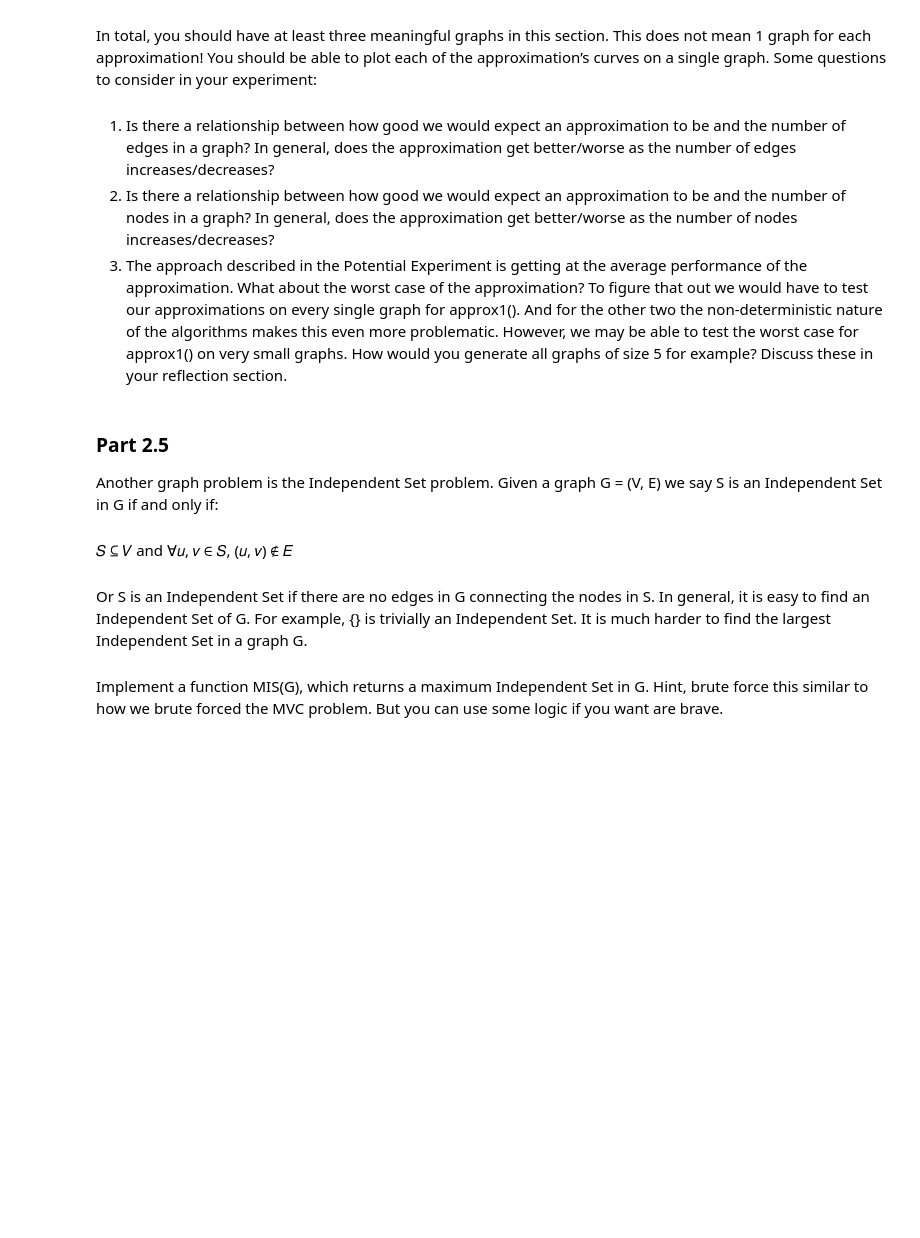
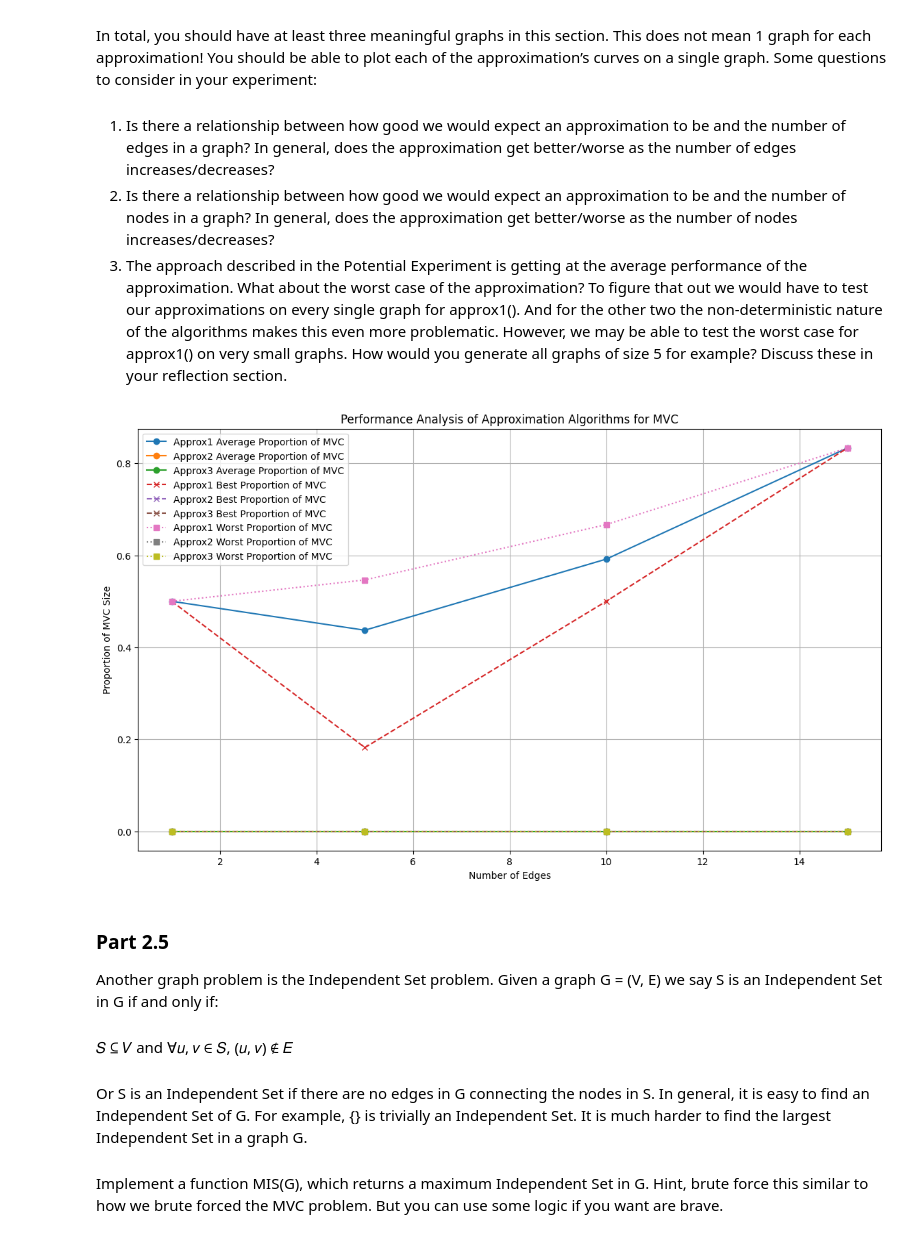
Before and after one commit to scythemenace/CS2XC3_algorithms_research, a Jupyter notebook: Lab 3/Lab_III.ipynb, the cells around one changed output. Drawn from its saved outputs; the diff is of its cells as text; code cells hidden in the pictures; blank space fills up the shorter version.

```diff
--- a/Lab 3/Lab_III.ipynb
+++ b/Lab 3/Lab_III.ipynb
@@ -88,6 +88,13 @@ class GraphIII:
     # Check if an edge exists between two vertices
     def has_edge(self, src, dst):
         return dst in self.graph.get(src, [])
+    def remove_vertex(self, vertex):
+        # Remove the vertex from the graph
+        if vertex in self.graph:
+            # Remove all edges incident to this vertex
+            for neighbor in self.graph[vertex]:
+                self.graph[neighbor].remove(vertex)
+            del self.graph[vertex]  # Remove the vertex itself
 # %%
 def depth_first_search(G,node,end_point=None):
     stack = [node]
@@ -348,12 +335,3 @@ def Approx2(graph):
         C.add(v)
     #step
     return C
-# %%
-# Use the same graph as before
-graph = GraphIII(edges)
-
-# Apply the Approx2 algorithm
-vertex_cover_approx2 = Approx2(graph)
-
-# Print the resulting vertex cover
-print("Approximate Vertex Cover found by Approx2:", vertex_cover_approx2)
@@ -424,6 +400,81 @@ Some questions to consider in your experiment:
 2. Is there a relationship between how good we would expect an approximation to be and the number of nodes in a graph? In general, does the approximation get better/worse as the number of nodes increases/decreases?
 3. The approach described in the Potential Experiment is getting at the average performance of the approximation. What about the worst case of the approximation? To figure that out we would have to test our approximations on every single graph for approx1(). And for the other two the non-deterministic nature of the algorithms makes this even more problematic. However, we may be able to test the worst case for approx1() on very small graphs. How would you generate all graphs of size 5 for example?
 Discuss these in your reflection section.
+# %%
+import matplotlib.pyplot as plt
+import random
+from itertools import combinations
+
+# Assuming GraphIII, MVC, Approx1, Approx2, Approx3 are defined as per your setup
+
+def generate_random_graph_III(n, e):
+    edges = list(combinations(range(n), 2))
+    selected_edges = random.sample(edges, min(e, len(edges)))
+    return GraphIII(selected_edges)
+
+# Experiment setup
+edge_sets = [1, 5, 10, 15]
+num_graphs = 100
+n = 6  # Number of nodes
+
+# Results storage
+results = {e: {'MVC': [], 'Approx1': [], 'Approx2': [], 'Approx3': []} for e in edge_sets}
+
+# Running the experiment
+for e in edge_sets:
+    for _ in range(num_graphs):
+        graph = generate_random_graph_III(n, e)
+        mvc_size = len(MVC(graph))  # Use your MVC finding function
+        results[e]['MVC'].append(mvc_size)
+        results[e]['Approx1'].append(len(Approx1(graph)))
+        results[e]['Approx2'].append(len(Approx2(graph)))
+        results[e]['Approx3'].append(len(Approx3(graph)))
+
+# Calculating performance
+performance_analysis = {e: {} for e in edge_sets}
+for e in edge_sets:
+    for method in ['Approx1', 'Approx2', 'Approx3']:
+        method_sizes = results[e][method]
+        performance_analysis[e][f'{method}_best'] = min(method_sizes)
+        performance_analysis[e][f'{method}_worst'] = max(method_sizes)
+        performance_analysis[e][f'{method}_average'] = sum(method_sizes) / len(method_sizes)
+    mvc_sizes = results[e]['MVC']
+    mvc_average = sum(mvc_sizes) / len(mvc_sizes)
+    performance_analysis[e]['MVC_average'] = mvc_average
+
+# Plotting
+plt.figure(figsize=(14, 8))
+
+# Plot average performance
+for method in ['Approx1', 'Approx2', 'Approx3']:
+    plt.plot(edge_sets, [performance_analysis[e][f'{method}_average'] / performance_analysis[e]['MVC_average'] for e in edge_sets],
+             label=f'{method} Average Proportion of MVC', marker='o')
+
+# Plot best case performance
+for method in ['Approx1', 'Approx2', 'Approx3']:
+    plt.plot(edge_sets, [performance_analysis[e][f'{method}_best'] / performance_analysis[e]['MVC_average'] for e in edge_sets],
+             label=f'{method} Best Proportion of MVC', linestyle='--', marker='x')
+
+# Plot worst case performance
+for method in ['Approx1', 'Approx2', 'Approx3']:
+    plt.plot(edge_sets, [performance_analysis[e][f'{method}_worst'] / performance_analysis[e]['MVC_average'] for e in edge_sets],
+             label=f'{method} Worst Proportion of MVC', linestyle=':', marker='s')
+
+# Adding plot titles and labels
+plt.title('Performance Analysis of Approximation Algorithms for MVC')
+plt.xlabel('Number of Edges')
+plt.ylabel('Proportion of MVC Size')
+
+# Adding legend
+plt.legend()
+
+# Show grid
+plt.grid(True)
+
+# Display the plot
+plt.show()
+# %% [output]
+[figure, added]
 # %% [markdown]
 ### Part 2.5
 Another graph problem is the Independent Set problem. Given a graph G = (V, E) we say S is
```
Also changed, not shown: parts of 4 cells of this notebook.
